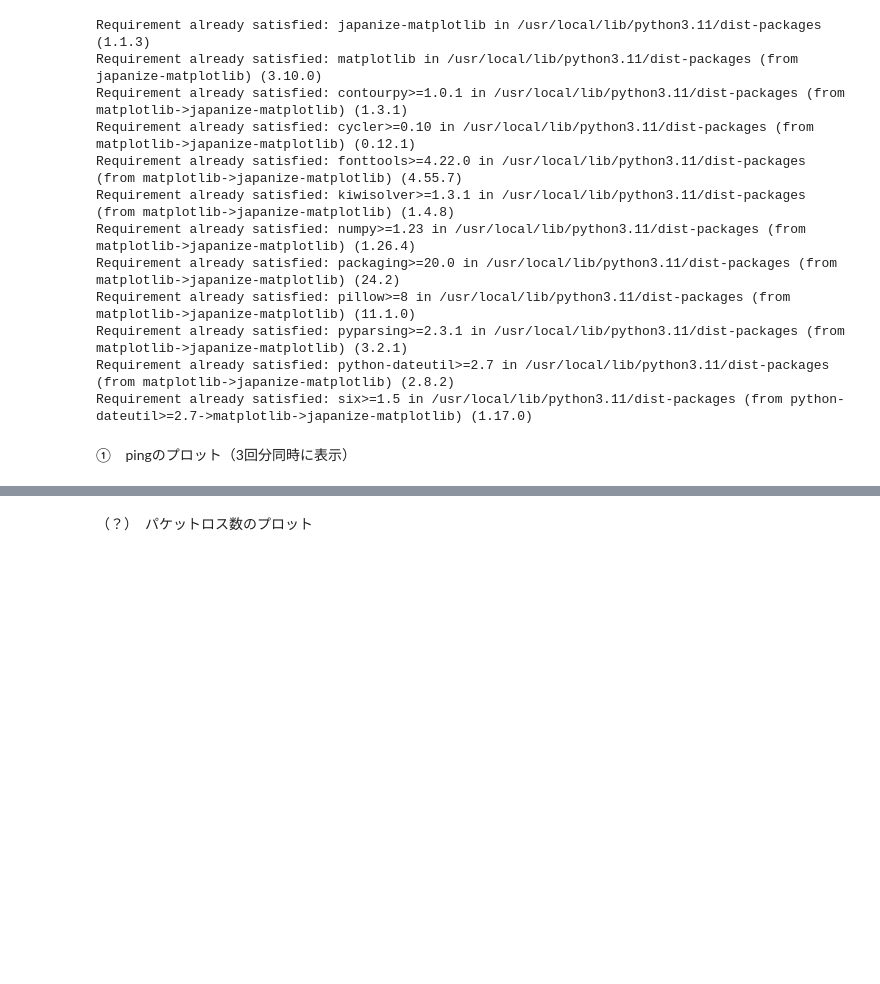
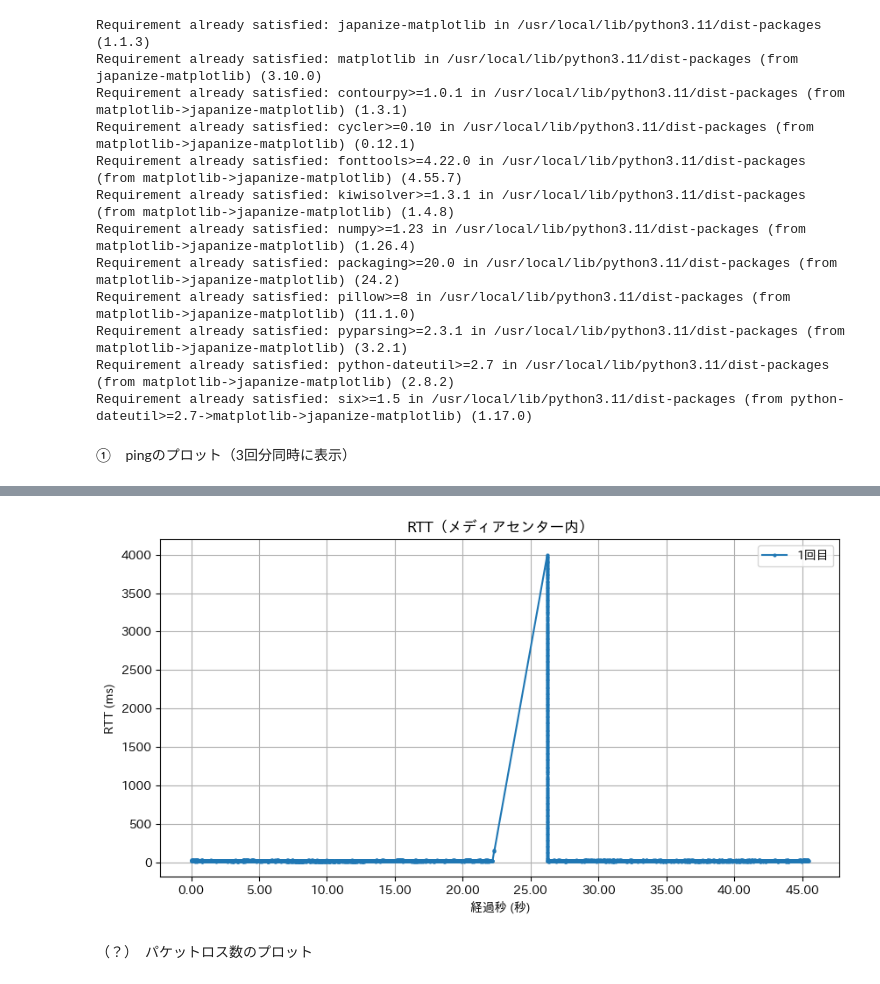
Before and after one commit to taro470/first-Repository, a Jupyter notebook: soturon.ipynb, the cells around one changed output, grey strips where cells are left out. Drawn from its saved outputs; the diff is of its cells as text; code cells hidden in the pictures; blank space fills up the shorter version.

```diff
--- a/soturon.ipynb
+++ b/soturon.ipynb
@@ -87,3 +118,60 @@ Requirement already satisfied: six>=1.5 in /usr/local/lib/python3.11/dist-packag
+# %%
+import json
+import matplotlib.pyplot as plt
+import matplotlib.ticker as ticker
+from datetime import datetime, timezone, timedelta
+
+# グラフに表示するJSONファイル（1つのファイルに変更）
+json_file = "20250205204050_ping.json"  # ファイル名を指定
+
+# JSONファイルの読み込み
+with open(json_file, "r") as file:
+    data = json.load(file)
+
+# responsesからタイムスタンプとtime_msを抽出
+responses = data.get("responses", [])
+
+# JST（日本標準時）のタイムゾーン設定
+jst = timezone(timedelta(hours=9))
+
+# タイムスタンプをdatetimeオブジェクトに変換
+# （なお、ここでは各エントリに"timestamp"と"time_ms"が存在する前提です）
+timestamps = [
+    datetime.fromtimestamp(entry["timestamp"], jst)
+    for entry in responses if "timestamp" in entry and "time_ms" in entry
+]
+time_ms = [
+    entry["time_ms"]
+    for entry in responses if "timestamp" in entry and "time_ms" in entry
+]
+
+# ※ 相対秒表示とするため、最初のタイムスタンプを基準にする
+if timestamps:
+    t0 = min(timestamps)
+    x_seconds = [(t - t0).total_seconds() for t in timestamps]
+else:
+    x_seconds = []
+
+# グラフの作成
+plt.figure(figsize=(10, 5))
+plt.plot(x_seconds, time_ms, marker="o", linestyle="-", markersize=2, label="1回目")
+
+# グラフの設定
+plt.title("RTT（メディアセンター内）")
+plt.xlabel("経過秒 (秒)")
+plt.ylabel("RTT (ms)")
+plt.grid(True)
+plt.legend()
+
+# x軸の目盛り設定：細かい間隔（ここでは0.1秒刻み）で表示し、
+# ラベルは小数点以下2桁まで表示（例：0.00, 0.10, 0.20, ...）
+ax = plt.gca()
+ax.xaxis.set_major_locator(ticker.MultipleLocator(5))
+ax.xaxis.set_major_formatter(ticker.FormatStrFormatter('%.2f'))
+
+plt.show()
+# %% [output]
+[figure, added]
 # %% [markdown]
 （？）　パケットロス数のプロット
 # %%
```
Also changed, not shown: parts of 4 cells of this notebook.
